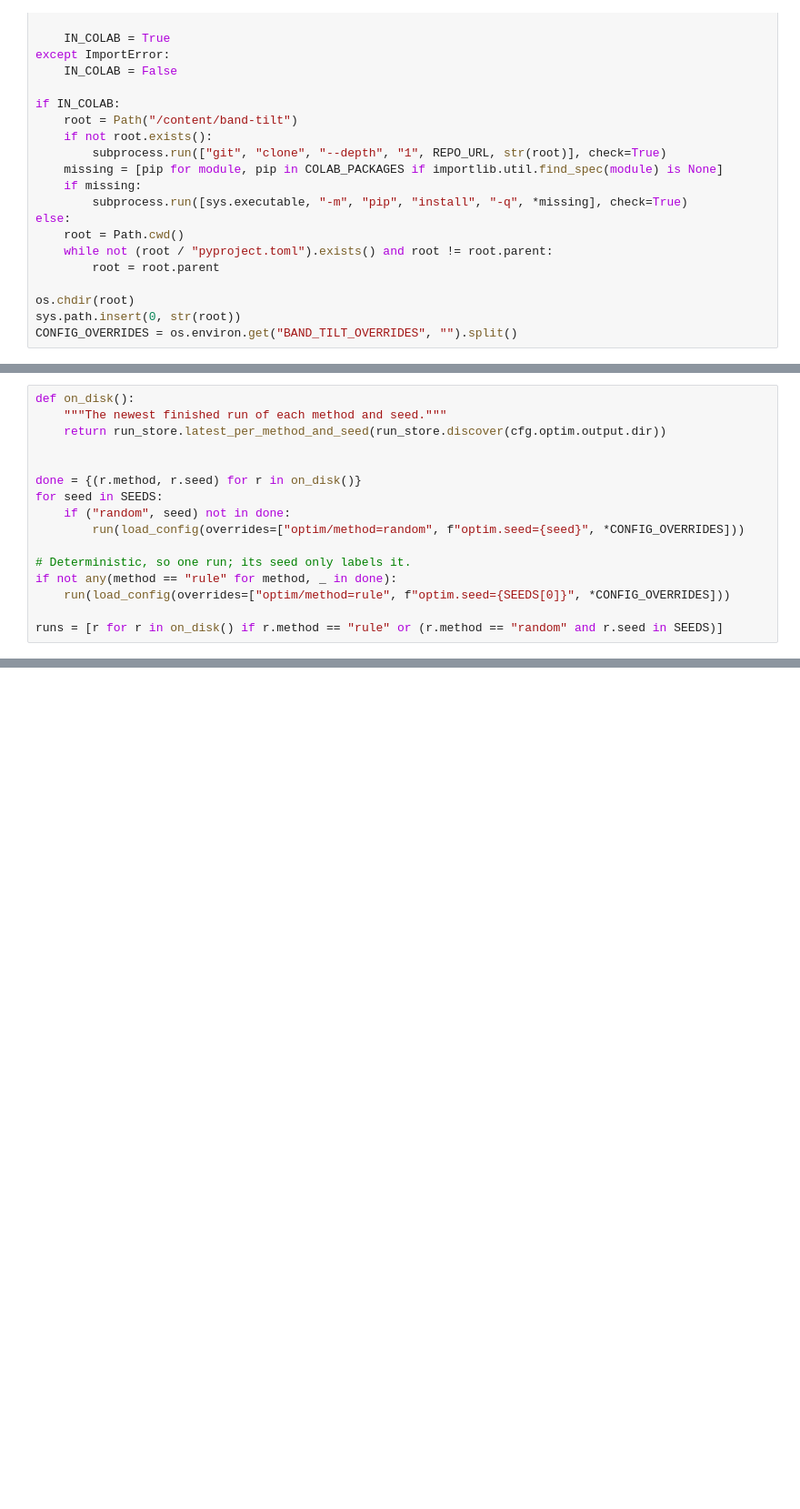
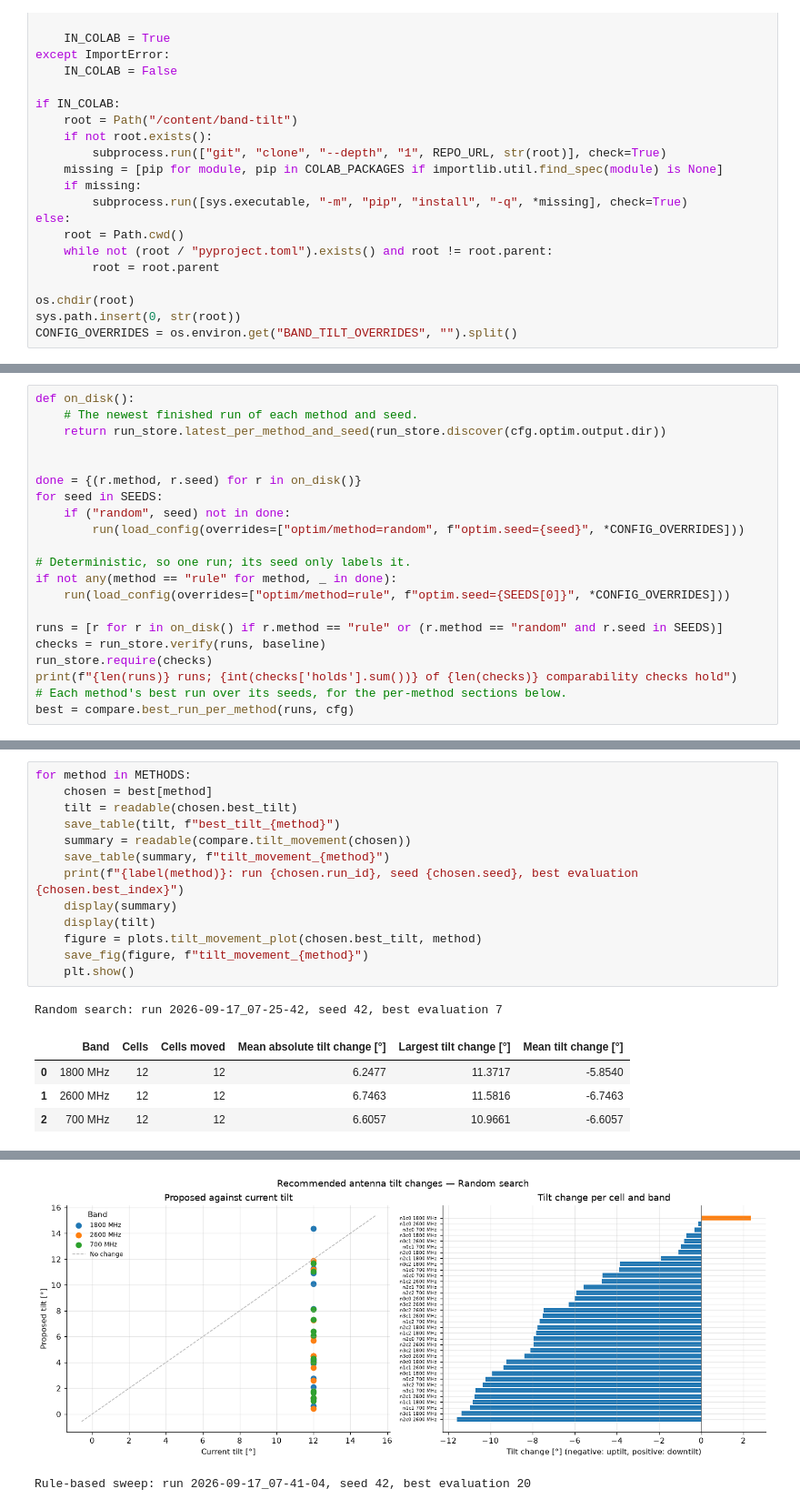
Before and after one commit to NguyenVu04/band-tilt, a Jupyter notebook: notebooks/03a_baseline.ipynb, the cells around one changed output, grey strips where cells are left out. Shown at 91% size. Saved outputs shown, nothing was run; the diff lists cells and outputs as text; blank space fills up the shorter version.

```diff
--- a/notebooks/03a_baseline.ipynb
+++ b/notebooks/03a_baseline.ipynb
@@ -113,6 +273,6 @@ Each run evaluates the current configuration first, then searches, then archives
 # %%
 def on_disk():
-    """The newest finished run of each method and seed."""
+    # The newest finished run of each method and seed.
     return run_store.latest_per_method_and_seed(run_store.discover(cfg.optim.output.dir))
 
 
@@ -126,4 +286,9 @@ if not any(method == "rule" for method, _ in done):
     run(load_config(overrides=["optim/method=rule", f"optim.seed={SEEDS[0]}", *CONFIG_OVERRIDES]))
 
 runs = [r for r in on_disk() if r.method == "rule" or (r.method == "random" and r.seed in SEEDS)]
+checks = run_store.verify(runs, baseline)
+run_store.require(checks)
+print(f"{len(runs)} runs; {int(checks['holds'].sum())} of {len(checks)} comparability checks hold")
+# Each method's best run over its seeds, for the per-method sections below.
+best = compare.best_run_per_method(runs, cfg)
 # %% [output]
@@ -165,0 +455,19 @@ Current configuration: {'Coverage hole rate': 0.1768, 'Co-band overlap rate': 0.
+# %%
+for method in METHODS:
+    chosen = best[method]
+    tilt = readable(chosen.best_tilt)
+    save_table(tilt, f"best_tilt_{method}")
+    summary = readable(compare.tilt_movement(chosen))
+    save_table(summary, f"tilt_movement_{method}")
+    print(f"{label(method)}: run {chosen.run_id}, seed {chosen.seed}, best evaluation {chosen.best_index}")
+    display(summary)
+    display(tilt)
+    figure = plots.tilt_movement_plot(chosen.best_tilt, method)
+    save_fig(figure, f"tilt_movement_{method}")
+    plt.show()
+# %% [output]
+Random search: run 2026-09-17_07-25-42, seed 42, best evaluation 7
+|  | Band | Cells | Cells moved | Mean absolute tilt change [°] | Largest tilt change [°] | Mean tilt change [°] |
+| 0 | 1800 MHz | 12 | 12 | 6.2477 | 11.3717 | -5.8540 |
+| 1 | 2600 MHz | 12 | 12 | 6.7463 | 11.5816 | -6.7463 |
+| 2 | 700 MHz | 12 | 12 | 6.6057 | 10.9661 | -6.6057 |
@@ -165,0 +491,2 @@ Current configuration: {'Coverage hole rate': 0.1768, 'Co-band overlap rate': 0.
+[figure, added]
+Rule-based sweep: run 2026-09-17_07-41-04, seed 42, best evaluation 20
```
Also changed, not shown: parts of 39 cells of this notebook, 1 other file.
